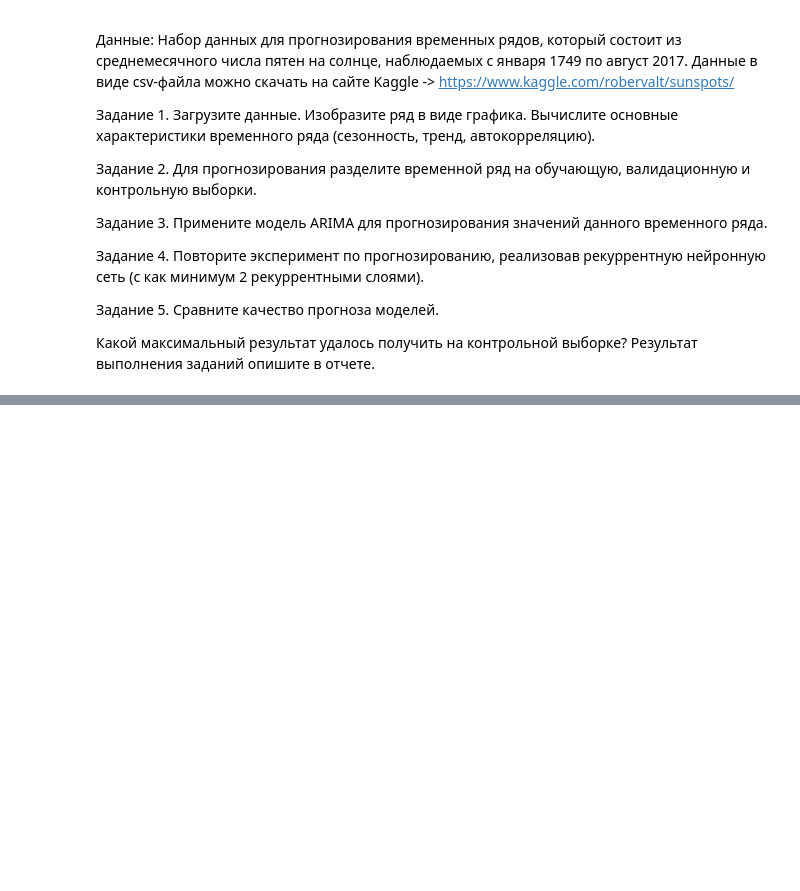
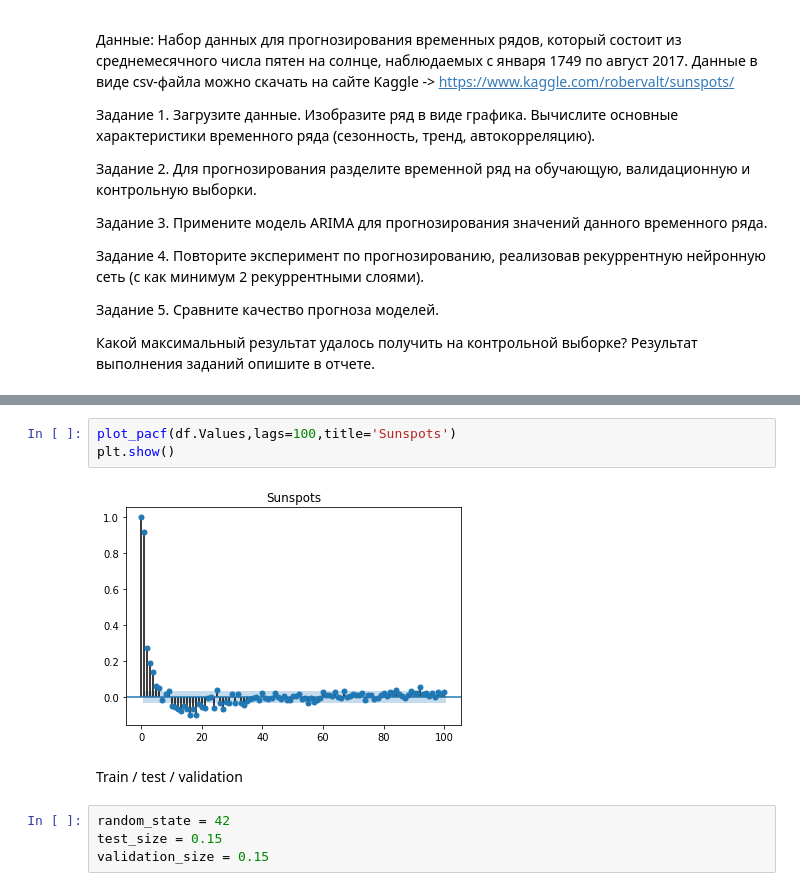
Before and after one commit to denmoroz/mo-labs-2, a Jupyter notebook: Lab8.ipynb, the cells around one changed output, grey strips where cells are left out. Saved outputs shown, nothing was run; the diff lists cells and outputs as text; blank space fills up the shorter version.

```diff
--- a/Lab8.ipynb
+++ b/Lab8.ipynb
@@ -22,0 +92,11 @@
+# %%
+plot_pacf(df.Values,lags=100,title='Sunspots')
+plt.show()
+# %% [output]
+[figure, added]
+# %% [markdown]
+Train / test / validation
+# %%
+random_state = 42
+test_size = 0.15
+validation_size = 0.15
```
Also changed, not shown: parts of 26 cells of this notebook.
